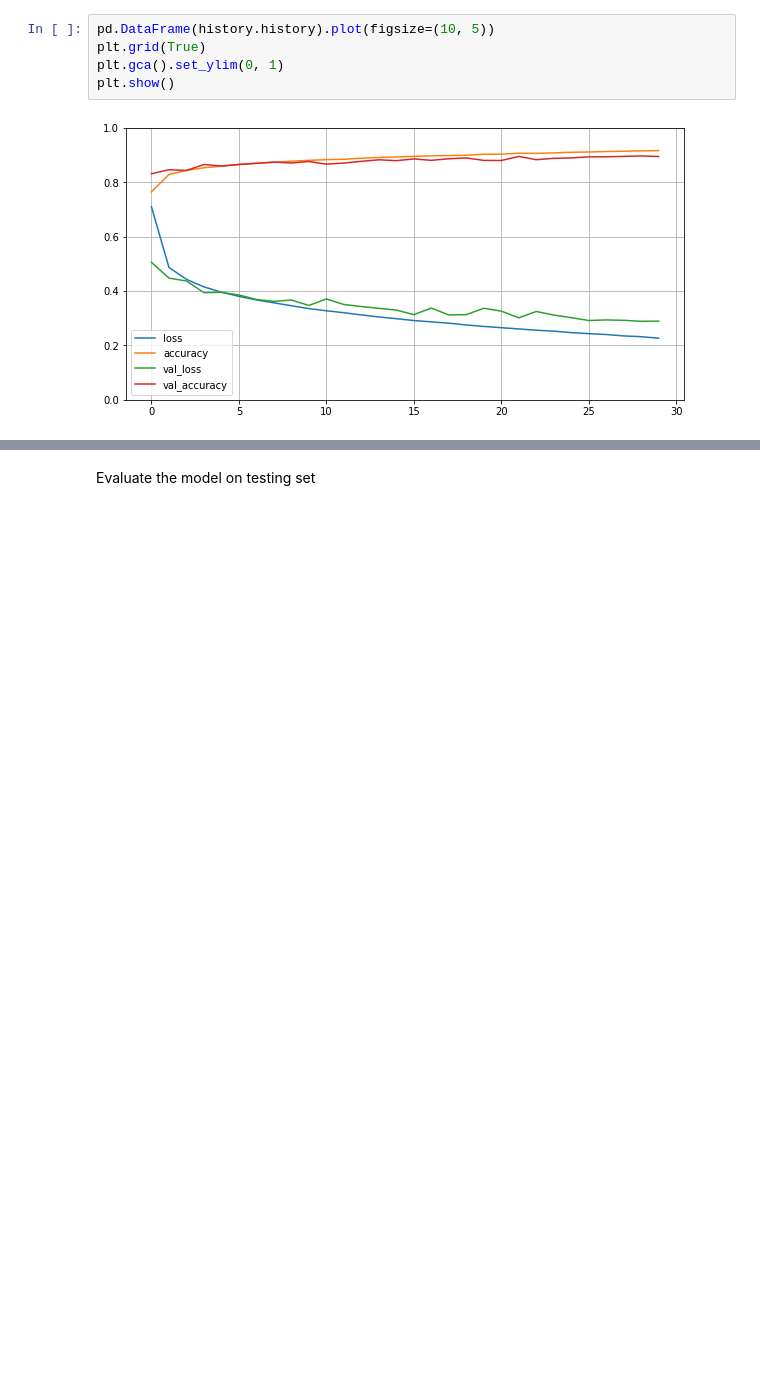
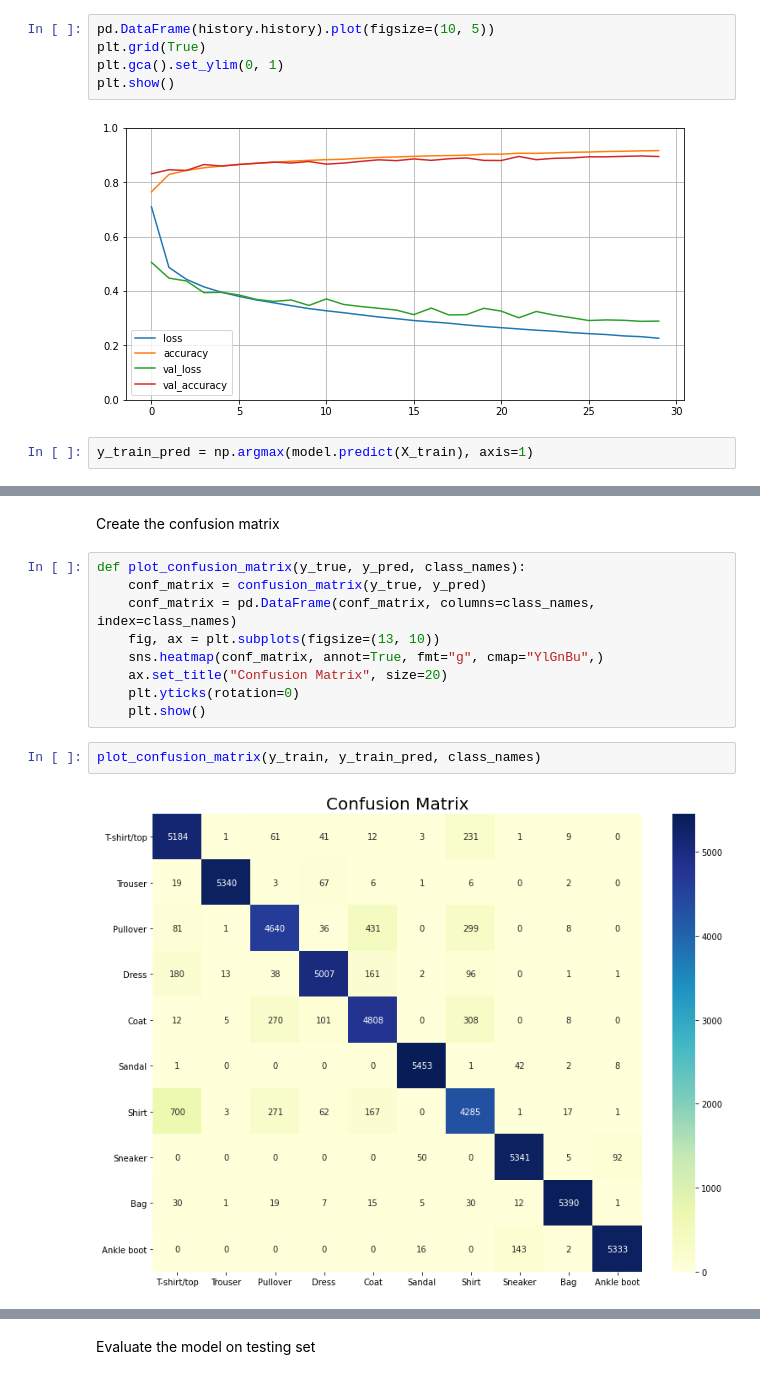
Before and after one commit to trizkynoviandy/clothes-classification, a Jupyter notebook: fashion-MNIST-classifcation.ipynb, the cells around one changed output, grey strips where cells are left out. Drawn from its saved outputs; the diff is of its cells as text; blank space fills up the shorter version.

```diff
--- a/fashion-MNIST-classifcation.ipynb
+++ b/fashion-MNIST-classifcation.ipynb
@@ -114,3 +119,5 @@ plt.gca().set_ylim(0, 1)
 plt.show()
 # %% [output]
 [figure]
+# %%
+y_train_pred = np.argmax(model.predict(X_train), axis=1)
@@ -116,0 +126,15 @@ plt.show()
+# %% [markdown]
+Create the confusion matrix
+# %%
+def plot_confusion_matrix(y_true, y_pred, class_names):
+    conf_matrix = confusion_matrix(y_true, y_pred)
+    conf_matrix = pd.DataFrame(conf_matrix, columns=class_names, index=class_names)
+    fig, ax = plt.subplots(figsize=(13, 10))
+    sns.heatmap(conf_matrix, annot=True, fmt="g", cmap="YlGnBu",)
+    ax.set_title("Confusion Matrix", size=20)
+    plt.yticks(rotation=0)
+    plt.show()
+# %%
+plot_confusion_matrix(y_train, y_train_pred, class_names)
+# %% [output]
+[figure, added]
```
Also changed, not shown: parts of 9 cells of this notebook.
